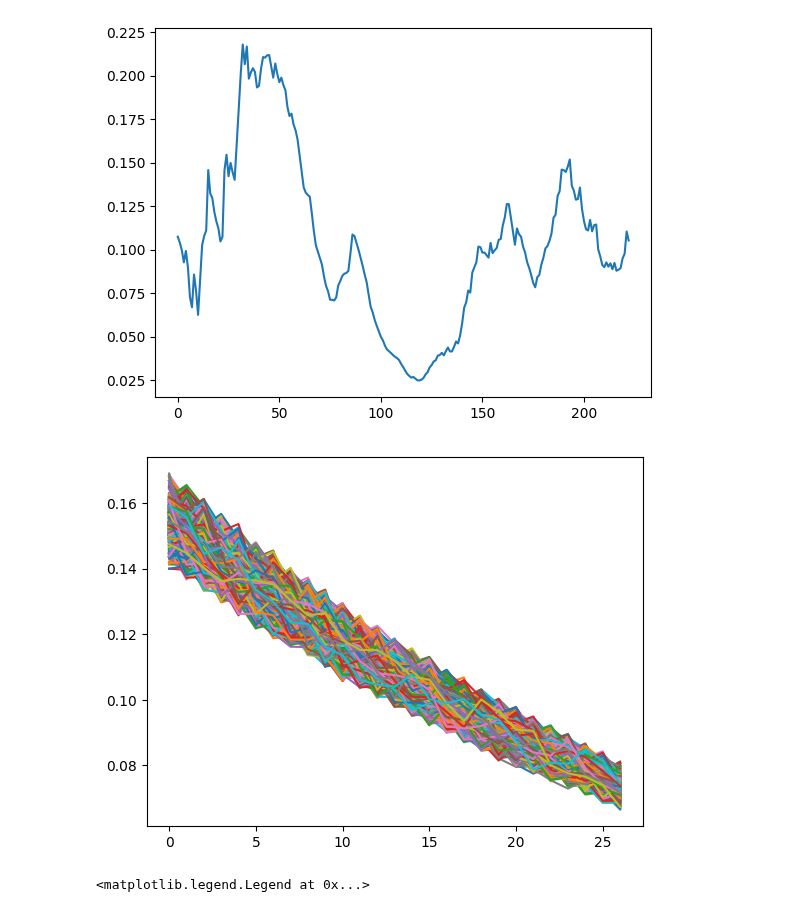
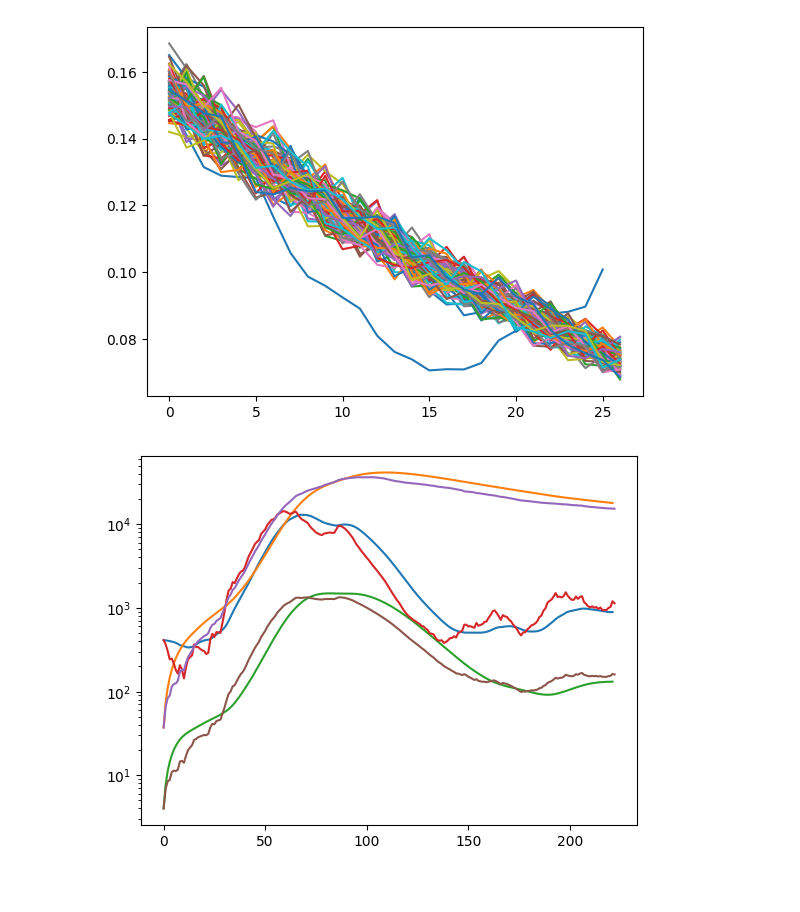
Before and after one commit to atiumcache/PF_forecast, a Jupyter notebook: juptyer notebooks/LSODA_forecasting.ipynb, the cells around one changed output. Cells and saved outputs as stored; diff of their text form; code cells hidden in the pictures.

```diff
--- a/juptyer notebooks/LSODA_forecasting.ipynb
+++ b/juptyer notebooks/LSODA_forecasting.ipynb
@@ -6,19 +6,23 @@ from scipy.integrate import solve_ivp
 import sys
 import pandas as pd
 
+state = "AZ"
+
 predicted_beta = pd.read_csv('../datasets/out_logit-beta_trj_bootp.csv').to_numpy()
 predicted_beta = np.delete(predicted_beta,0,1)
 
-observations = pd.read_csv('../datasets/FLU_HOSPITALIZATIONS.csv').to_numpy()
+observations = pd.read_csv(f'../datasets/{state}_FLU_HOSPITALIZATIONS.csv').to_numpy()
 observations = np.delete(observations,0,1)
 
-estimated_state = pd.read_csv('../datasets/ESTIMATED_HOSP.csv').to_numpy()
+estimated_state = pd.read_csv('../datasets/ESTIMATED_STATE.csv').to_numpy()
 estimated_state = np.delete(estimated_state,0,1)
 
 pf_beta = pd.read_csv('../datasets/average_beta.csv').to_numpy()
 pf_beta = np.delete(pf_beta,0,1)
 
-plt.plot(pf_beta)
+plt.plot(pf_beta[60:86])
+for i in range(100):
+    plt.plot(predicted_beta[i,:])
 plt.show()
 
 def RHS_H(t,state,param):
@@ -53,50 +57,75 @@ def Jacobian(t,state,par):
                         -1/par.hosp,0,],
                         [0,par.gamma/par.D,0,0,0,],])
 
 
 
-for i in range(1000):
-    plt.plot(predicted_beta[i,:])
-plt.show()
+
 
 def beta(t):
     return float(pf_beta[t])
     #return predicted_beta[500,t]
 
+
 y0 = np.concatenate((estimated_state[0],observations[0]))
 
 
-t_span = [0.0,200.0]
+t_span = [0.0,222.0]
 par={
 "beta":beta,
 "gamma":0.1,
-"eta":0.1,
-"std":10,
 "hosp":15,
 "L":90,
 "D":10}
 
-# betas = []
-# t_span_test = np.linspace(0,26,100)
-# for t in range(len(t_span_test)):
-#     betas.append(par['beta'](int(t_span_test[t])))
-# plt.plot(t_span_test,betas)
-# plt.show()
-
 sol =  solve_ivp(fun=lambda t,z: RHS_H(t,z,par),
                     jac=lambda t,z:Jacobian(t,z,par),
                     t_span=t_span,
-                    t_eval= np.linspace(0.0,200.0,num=201),
+                    t_eval= np.linspace(0.0,222.0,num=222),
+                    y0=y0,
+                    method='LSODA')
+plt.yscale('log')
+for i in range(1,4):
+    plt.plot(sol.y[i,:])
+plt.plot(estimated_state[:,1:4])
+plt.show()
+
+# plt.title('New Hospitalizations')
+# plt.plot(np.diff(sol.y[4,:]),label = "Predicted")
+# plt.plot(observations,label = "Real")
+# plt.legend()
+# plt.show()
+
+
+
+
+
+def p_beta(t):
+    return float(predicted_beta[500,t-60])
+
+
+par_p={
+"beta":p_beta,
+"gamma":0.1,
+"hosp":15,
+"L":90,
+"D":10}
+
+t_span = [60.0,86.0]
+
+
+y0 = np.concatenate((estimated_state[60],observations[60]))
+sol =  solve_ivp(fun=lambda t,z: RHS_H(t,z,par_p),
+                    jac=lambda t,z:Jacobian(t,z,par_p),
+                    t_span=t_span,
+                    t_eval= np.linspace(60.0,86.0,num=26),
                     y0=y0,
                     method='LSODA')
 
-
-
 plt.title('New Hospitalizations')
 plt.plot(np.diff(sol.y[4,:]),label = "Predicted")
-plt.plot(observations,label = "Real")
+plt.plot(observations[60:86],label = "Real")
 plt.legend()
+plt.show()
 # %% [output]
-[figure, old version]
+[figure, new version]
-[figure, old version]
+[figure, new version]
-<matplotlib.legend.Legend at 0x...>
```
Also changed, not shown: parts of 1 cell of this notebook, 15 other files.
